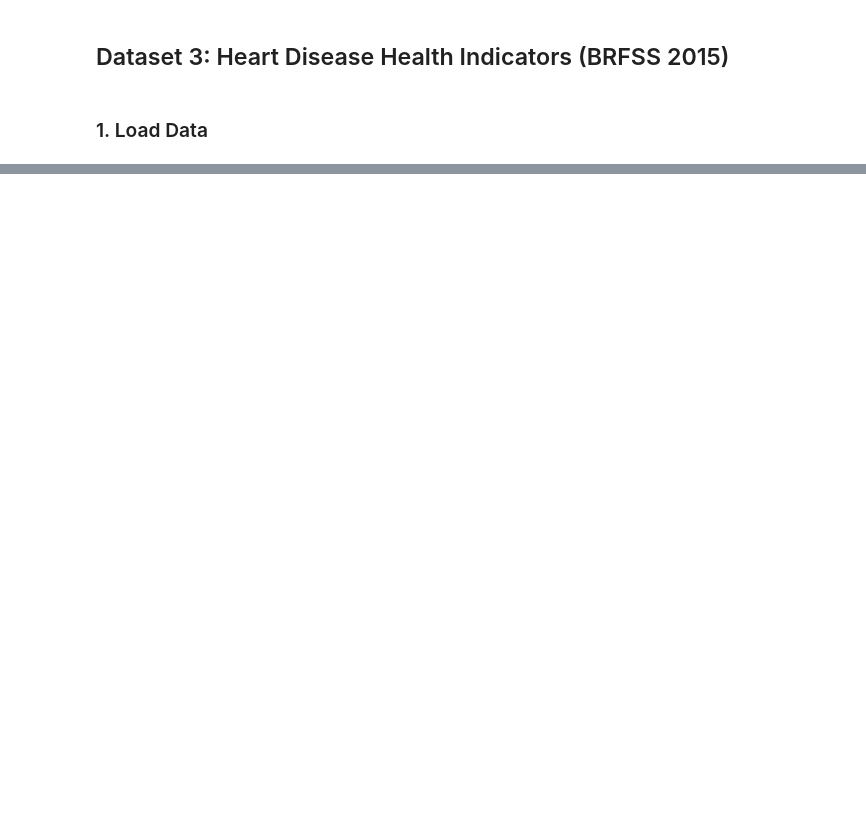
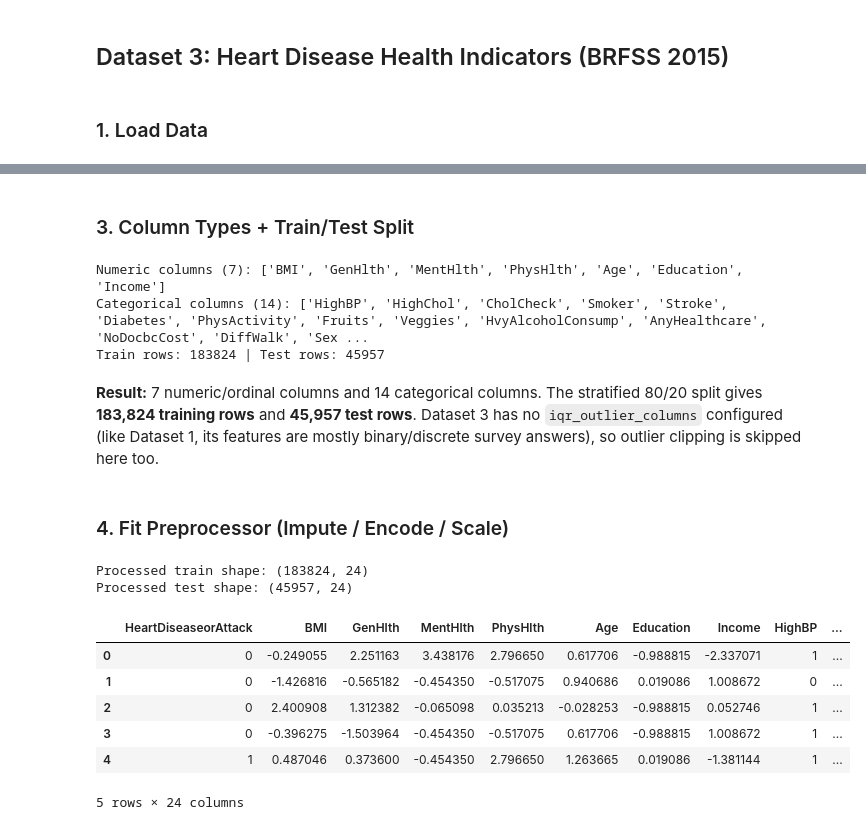
Before and after one commit to AIVIETNAM-AIO-tlee/healthcare-risk-prediction, a Jupyter notebook: notebooks/02_preprocessing.ipynb, the cells around one changed output, grey strips where cells are left out. Saved outputs shown, nothing was run; the diff lists cells and outputs as text; code cells hidden in the pictures; blank space fills up the shorter version.

```diff
--- a/notebooks/02_preprocessing.ipynb
+++ b/notebooks/02_preprocessing.ipynb
@@ -555,0 +282,5 @@ print('Shape after feature reduction:', df3_clean.shape)
+# %%
+df3 = load_raw_dataset(DATASET3.raw_path, target_column=DATASET3.target_column)
+print('Loaded file:', DATASET3.raw_path)
+print('Shape:', df3.shape)
+df3.head()
@@ -555,0 +301,7 @@ print('Shape after feature reduction:', df3_clean.shape)
+# %%
+before_dup = len(df3)
+if DATASET3.drop_duplicate_rows:
+    df3 = df3.drop_duplicates().reset_index(drop=True)
+print(f'Rows before dropping duplicates: {before_dup}')
+print(f'Rows after dropping duplicates: {len(df3)}')
+print(f'Duplicate rows dropped: {before_dup - len(df3)}')
@@ -555,0 +314,4 @@ print('Shape after feature reduction:', df3_clean.shape)
+# %%
+df3 = clean_target(df3, target_column=DATASET3.target_column)
+print('Shape after dropping rows with missing target:', df3.shape)
+print(df3[DATASET3.target_column].value_counts())
@@ -555,0 +333,38 @@ print('Shape after feature reduction:', df3_clean.shape)
+# %% [markdown]
+### 3. Column Types + Train/Test Split
+# %%
+numeric_cols3, categorical_cols3 = infer_column_types(
+    df3, DATASET3.numeric_columns, target_column=DATASET3.target_column
+)
+print(f'Numeric columns ({len(numeric_cols3)}):', numeric_cols3)
+print(f'Categorical columns ({len(categorical_cols3)}):', categorical_cols3)
+
+split3 = split_train_test(df3, target_column=DATASET3.target_column)
+train3, test3 = split3.train_df, split3.test_df
+print('Train rows:', len(train3), '| Test rows:', len(test3))
+# %% [output]
+Numeric columns (7): ['BMI', 'GenHlth', 'MentHlth', 'PhysHlth', 'Age', 'Education', 'Income']
+Categorical columns (14): ['HighBP', 'HighChol', 'CholCheck', 'Smoker', 'Stroke', 'Diabetes', 'PhysActivity', 'Fruits', 'Veggies', 'HvyAlcoholConsump', 'AnyHealthcare', 'NoDocbcCost', 'DiffWalk', 'Sex ...
+Train rows: 183824 | Test rows: 45957
+# %% [markdown]
+**Result:** 7 numeric/ordinal columns and 14 categorical columns. The stratified 80/20 split gives **183,824 training rows** and **45,957 test rows**. Dataset 3 has no `iqr_outlier_columns` configured (like Dataset 1, its features are mostly binary/discrete survey answers), so outlier clipping is skipped here too.
+# %% [markdown]
+### 4. Fit Preprocessor (Impute / Encode / Scale)
+# %%
+fitted3, train3_processed = fit_preprocessor(
+    train3, numeric_cols3, categorical_cols3, target_column=DATASET3.target_column
+)
+test3_processed = transform_features(test3, fitted3, target_column=DATASET3.target_column)
+print('Processed train shape:', train3_processed.shape)
+print('Processed test shape:', test3_processed.shape)
+train3_processed.head()
+# %% [output]
+Processed train shape: (183824, 24)
+Processed test shape: (45957, 24)
+|  | HeartDiseaseorAttack | BMI | GenHlth | MentHlth | PhysHlth | Age | Education | Income | HighBP | ... |
+| 0 | 0 | -0.249055 | 2.251163 | 3.438176 | 2.796650 | 0.617706 | -0.988815 | -2.337071 | 1 | ... |
+| 1 | 0 | -1.426816 | -0.565182 | -0.454350 | -0.517075 | 0.940686 | 0.019086 | 1.008672 | 0 | ... |
+| 2 | 0 | 2.400908 | 1.312382 | -0.065098 | 0.035213 | -0.028253 | -0.988815 | 0.052746 | 1 | ... |
+| 3 | 0 | -0.396275 | -1.503964 | -0.454350 | -0.517075 | 0.617706 | -0.988815 | 1.008672 | 1 | ... |
+| 4 | 1 | 0.487046 | 0.373600 | -0.454350 | 2.796650 | 1.263665 | 0.019086 | -1.381144 | 1 | ... |
+5 rows × 24 columns
```
Also changed, not shown: parts of 125 cells of this notebook, 3 other files.
